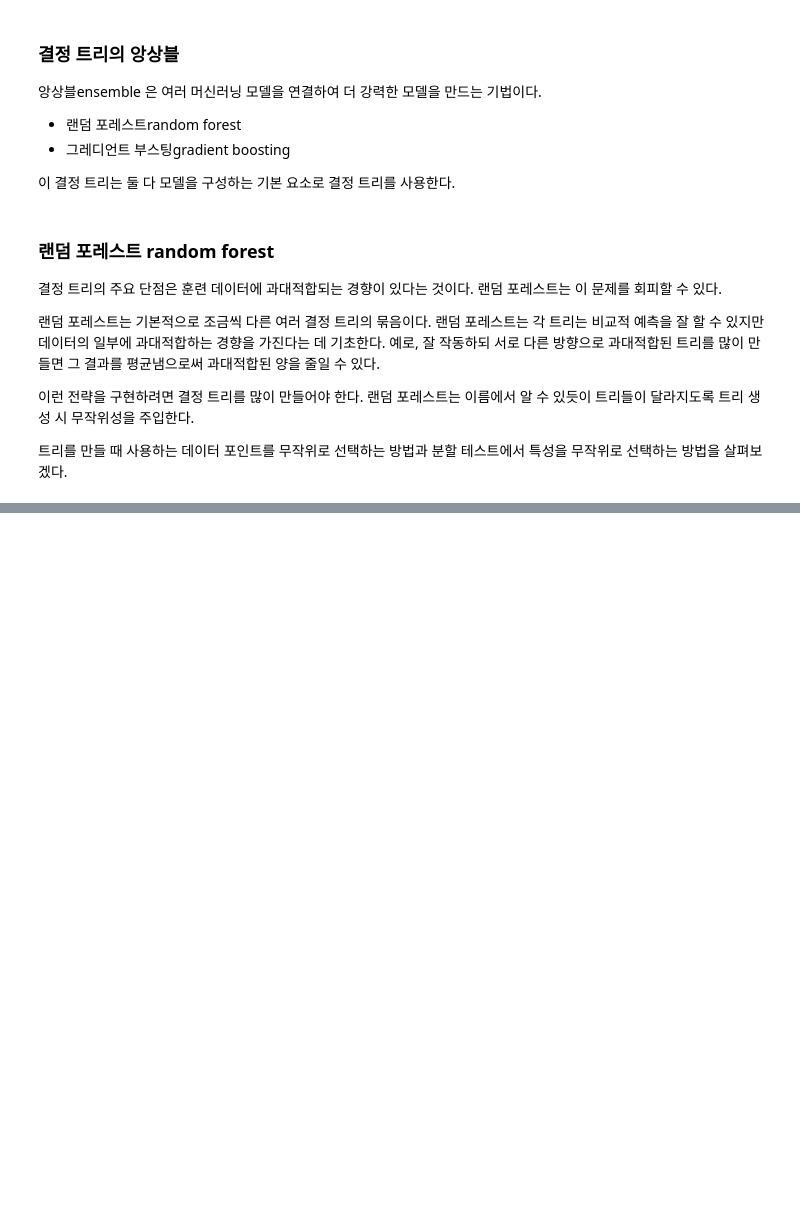
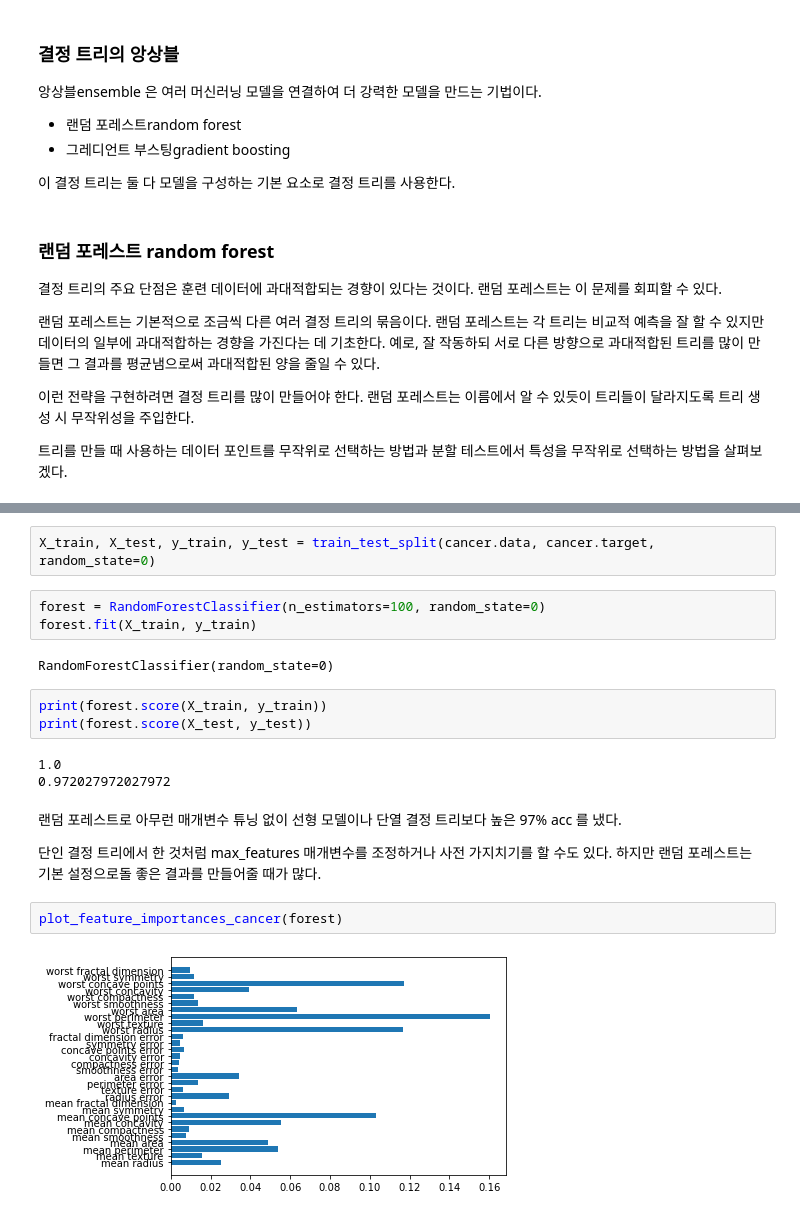
Before and after one commit to BLINK-ONCE/Introduction-to-ML-with-Python, a Jupyter notebook: ch2.ipynb, the cells around one changed output, grey strips where cells are left out. Drawn from its saved outputs; the diff is of its cells as text; blank space fills up the shorter version.

```diff
--- a/ch2.ipynb
+++ b/ch2.ipynb
@@ -958,0 +1010,21 @@ page116
+# %%
+X_train, X_test, y_train, y_test = train_test_split(cancer.data, cancer.target, random_state=0)
+# %%
+forest = RandomForestClassifier(n_estimators=100, random_state=0)
+forest.fit(X_train, y_train)
+# %% [output]
+RandomForestClassifier(random_state=0)
+# %%
+print(forest.score(X_train, y_train))
+print(forest.score(X_test, y_test))
+# %% [output]
+1.0
+0.972027972027972
+# %% [markdown]
+랜덤 포레스트로 아무런 매개변수 튜닝 없이 선형 모델이나 단열 결정 트리보다 높은 97% acc 를 냈다.
+
+단인 결정 트리에서 한 것처럼 max_features 매개변수를 조정하거나 사전 가지치기를 할 수도 있다. 하지만 랜덤 포레스트는 기본 설정으로돌 좋은 결과를 만들어줄 때가 많다.
+# %%
+plot_feature_importances_cancer(forest)
+# %% [output]
+[figure, added]
```
Also changed, not shown: parts of 22 cells of this notebook.
